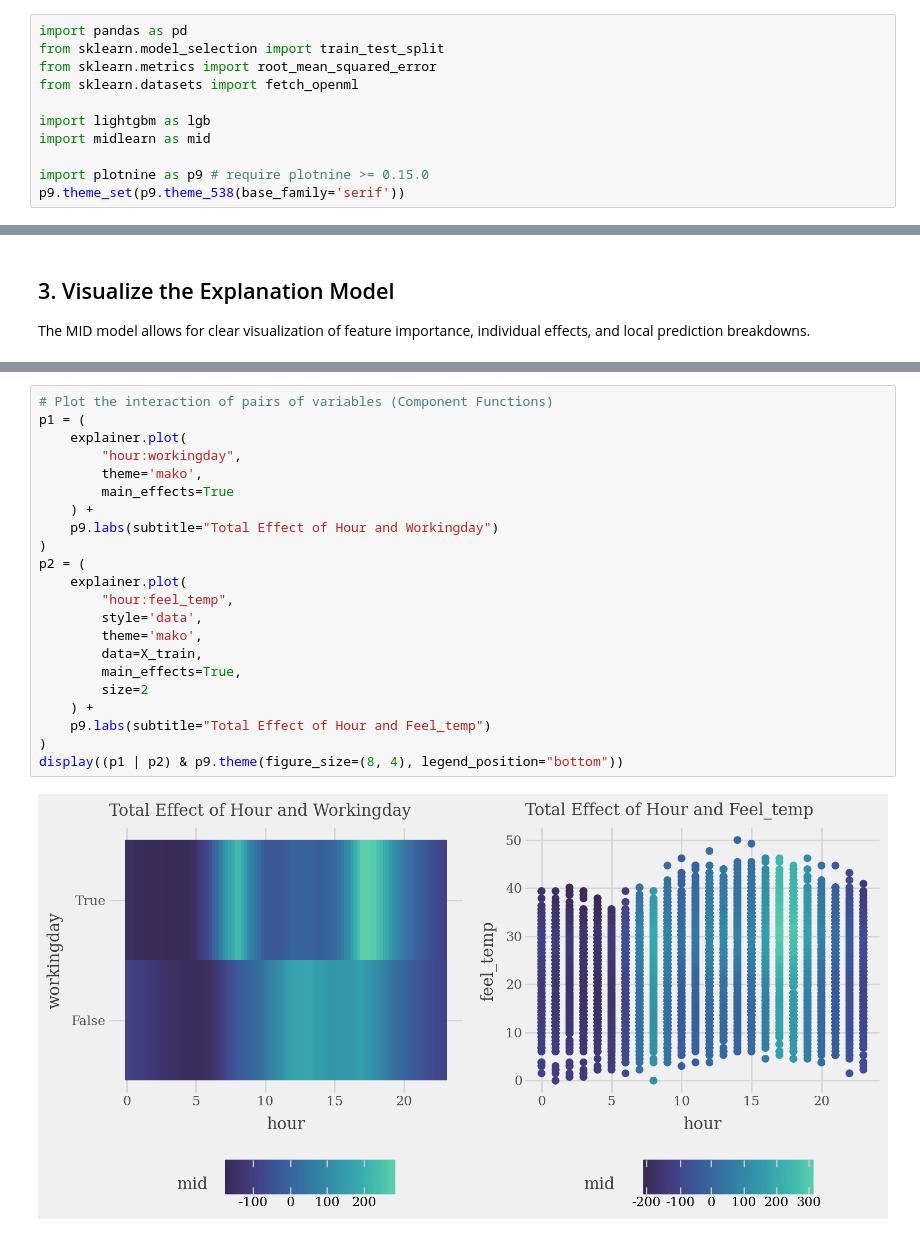
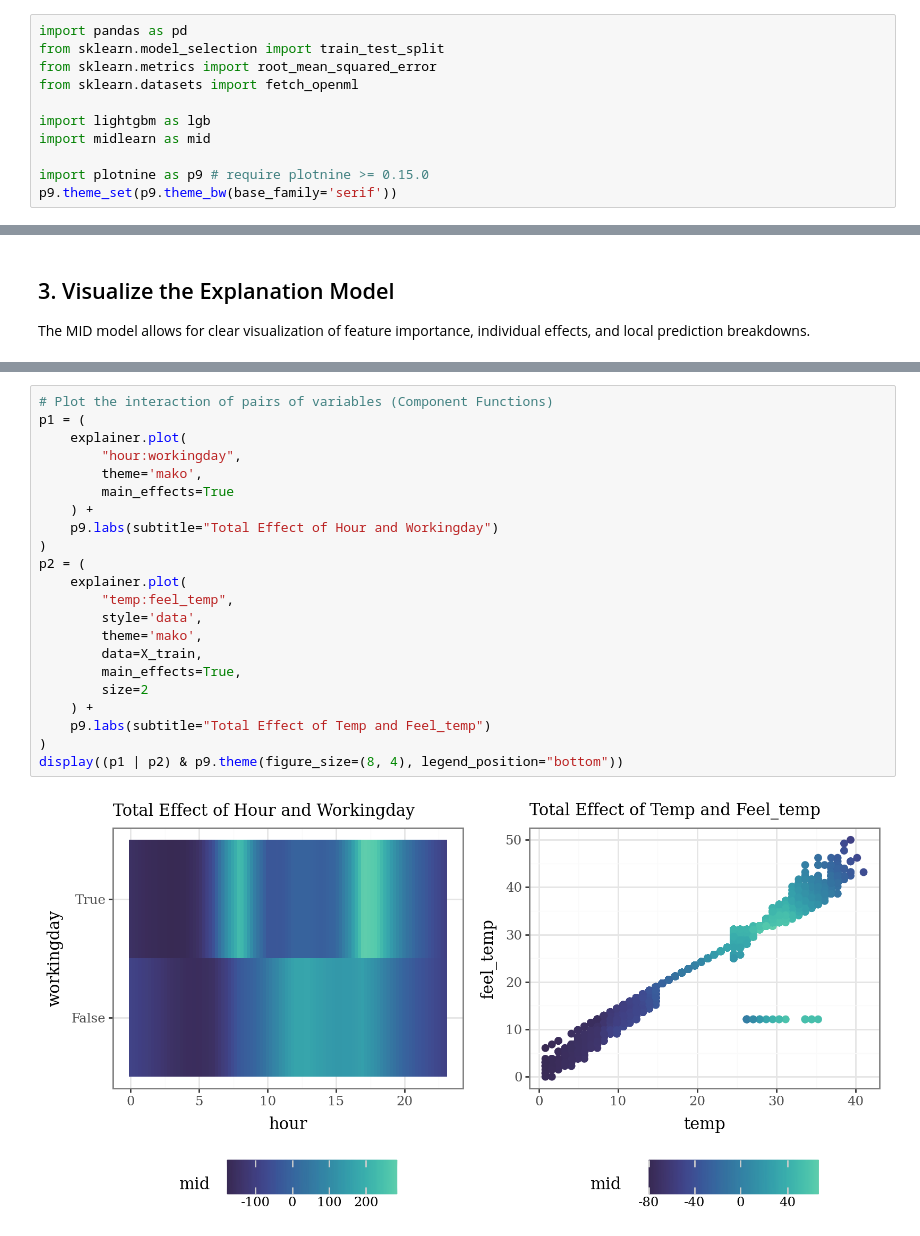
Before and after one commit to ryo-asashi/midlearn, a Jupyter notebook: docs/source/quick-start.ipynb, the cells around one changed output, grey strips where cells are left out. Drawn from its saved outputs; the diff is of its cells as text.

```diff
--- a/docs/source/quick-start.ipynb
+++ b/docs/source/quick-start.ipynb
@@ -11,7 +11,7 @@ import lightgbm as lgb
 import midlearn as mid
 
 import plotnine as p9 # require plotnine >= 0.15.0
-p9.theme_set(p9.theme_538(base_family='serif'))
+p9.theme_set(p9.theme_bw(base_family='serif'))
 # %% [output]
 Error importing in API mode: ImportError('On Windows, cffi mode "ANY" is only "ABI".')
 Trying to import in ABI mode.
@@ -129,27 +129,27 @@ display(p1 + p9.theme(figure_size=(9, 12)))
 # %%
 # Plot the interaction of pairs of variables (Component Functions)
 p1 = (
     explainer.plot(
         "hour:workingday",
         theme='mako',
         main_effects=True
     ) +
     p9.labs(subtitle="Total Effect of Hour and Workingday")
 )
 p2 = (
     explainer.plot(
-        "hour:feel_temp",
+        "temp:feel_temp",
         style='data',
         theme='mako',
         data=X_train,
         main_effects=True,
         size=2
     ) +
-    p9.labs(subtitle="Total Effect of Hour and Feel_temp")
+    p9.labs(subtitle="Total Effect of Temp and Feel_temp")
 )
 display((p1 | p2) & p9.theme(figure_size=(8, 4), legend_position="bottom"))
 # %% [output]
-[figure, old version]
+[figure, new version]
 # %%
 # Plot prediction breakdowns for the first three test samples (Local Interpretability)
 plots = list()
```
Also changed, not shown: parts of 6 cells of this notebook, 1 other file.
